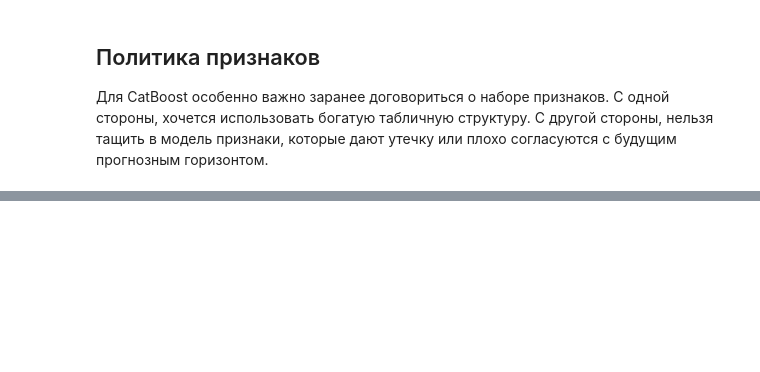
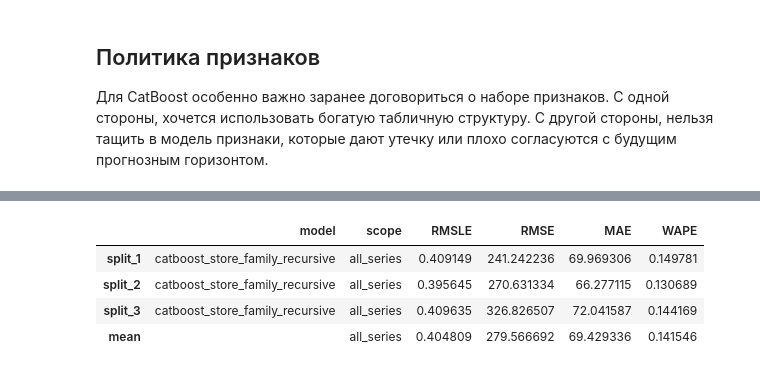
Before and after one commit to ilyascw/demand_forecasting, a Jupyter notebook: notebooks/05_catboost.ipynb, the cells around one changed output, grey strips where cells are left out. Saved outputs shown, nothing was run; the diff lists cells and outputs as text; code cells hidden in the pictures; blank space fills up the shorter version.

```diff
--- a/notebooks/05_catboost.ipynb
+++ b/notebooks/05_catboost.ipynb
@@ -619,6 +653,7 @@ def recursive_forecast_catboost_on_split(
     model,
     feature_cols,
     cat_features_idx,
+    use_top_pairs=True,
     lags=(1, 7, 14, 28),
     roll_windows=(7, 28),
 ):
@@ -636,9 +671,10 @@ def recursive_forecast_catboost_on_split(
     - val_pred_df: DataFrame с колонками [date, store_nbr, family, y_true, y_pred]
     """
     split_name = split["name"]
-    logger.info(f"[{split_name}] Recursive CatBoost forecast on validation window")
+    scope_name = "top_pairs" if use_top_pairs else "all_series"
+    logger.info(f"[{split_name}] Recursive CatBoost forecast on validation window | scope={scope_name}")
 
-    history_df, future_df, y_true = prepare_history_and_future(split, full_df, top_pairs)
+    history_df, future_df, y_true = prepare_history_and_future(split, full_df, top_pairs, use_top_pairs=use_top_pairs)
 
     # Будем накапливать историю с предсказаниями
     hist = history_df.copy()
@@ -707,12 +743,9 @@ def recursive_forecast_catboost_on_split(
         cur_df["y_pred"] = y_pred
 
         # Истинные продажи для этого дня берём из full_df
-        true_day = full_df[
-            (full_df["date"] == cur_date)
-            & (full_df[["store_nbr", "family"]]
-               .apply(tuple, axis=1)
-               .isin(top_pairs))
-        ][["store_nbr", "family", "sales"]].rename(columns={"sales": "y_true"})
+        true_day = full_df[full_df["date"] == cur_date].copy()
+        true_day = filter_pairs_by_scope(true_day, top_pairs, use_top_pairs)
+        true_day = true_day[["store_nbr", "family", "sales"]].rename(columns={"sales": "y_true"})
 
         cur_df = cur_df.merge(
             true_day,
@@ -752,6 +785,8 @@ def evaluate_catboost_on_split_recursive(
     model,
     feature_cols,
     cat_features_idx,
+    use_top_pairs=True,
+    scope_name="top_pairs",
 ):
     """
     Обёртка: рекурсивный прогноз + расчёт метрик на сплите.
@@ -763,6 +798,7 @@ def evaluate_catboost_on_split_recursive(
         split=split,
         full_df=full_df,
         top_pairs=top_pairs,
+        use_top_pairs=use_top_pairs,
         model=model,
         feature_cols=feature_cols,
         cat_features_idx=cat_features_idx,
@@ -774,6 +810,7 @@ def evaluate_catboost_on_split_recursive(
     metrics = calculate_metrics_all(y_true, y_pred)
     metrics["split"] = split_name
     metrics["model"] = "catboost_store_family_recursive"
+    metrics["scope"] = scope_name
 
     logger.info(
         f"[{split_name}] CatBoost (recursive) metrics: "
@@ -820,23 +887,46 @@ for split_idx, s in enumerate(splits, start=1):
 # %%
-rows = []
-for split_name, m in catboost_metrics_by_split.items():
-    rows.append({
-        'split': split_name,
-        'model': m.get('model', 'catboost_store_family_recursive'),
-        'RMSLE': m['RMSLE'],
-        'RMSE': m['RMSE'],
-        'MAE': m['MAE'],
-        'WAPE': m['WAPE'],
-    })
+import pickle
 
-catboost_metrics_df = pd.DataFrame(rows).set_index('split')
-mean_row = pd.DataFrame(catboost_metrics_df.mean(axis=0).to_dict(), index=['mean'])
-catboost_metrics_df = pd.concat([catboost_metrics_df, mean_row])
-metrics_path = METRICS_DIR / 'catboost_store_metrics_by_split_recursive.csv'
-catboost_metrics_df.to_csv(metrics_path, index=True)
-logger.info(f'CatBoost recursive-forecast metrics saved to {metrics_path}')
+catboost_metrics_tables = {}
 
-preds_path = PREDICTIONS_DIR / 'catboost_store_preds_by_split_recursive.pkl'
-with open(preds_path, 'wb') as f:
-    pickle.dump(catboost_preds_by_split, f)
-logger.info(f'CatBoost predictions by split saved to {preds_path}')
+for scope_name, catboost_metrics_by_split in catboost_metrics_results.items():
+    rows = []
+    for split_name, m in catboost_metrics_by_split.items():
+        rows.append({
+            'split': split_name,
+            'model': m.get('model', 'catboost_store_family_recursive'),
+            'scope': m.get('scope', scope_name),
+            'RMSLE': m['RMSLE'],
+            'RMSE': m['RMSE'],
+            'MAE': m['MAE'],
+            'WAPE': m['WAPE'],
+        })
+
+    catboost_metrics_df = pd.DataFrame(rows).set_index('split')
+    metric_cols = ['RMSLE', 'RMSE', 'MAE', 'WAPE']
+    mean_row = {col: catboost_metrics_df[col].mean() for col in metric_cols}
+    mean_row['model'] = ''
+    mean_row['scope'] = scope_name
+    mean_row = pd.DataFrame(mean_row, index=['mean']).reindex(columns=catboost_metrics_df.columns)
+    catboost_metrics_df = pd.concat([catboost_metrics_df, mean_row])
+    catboost_metrics_tables[scope_name] = catboost_metrics_df
+
+    metrics_path = METRICS_DIR / f'catboost_store_metrics_{scope_name}_recursive.csv'
+    catboost_metrics_df.to_csv(metrics_path, index=True, index_label='split')
+    logger.info(f'CatBoost recursive-forecast metrics saved to {metrics_path}')
+
+    preds_path = PREDICTIONS_DIR / f'catboost_store_preds_{scope_name}_recursive.pkl'
+    with open(preds_path, 'wb') as f:
+        pickle.dump(catboost_preds_results[scope_name], f)
+    logger.info(f'CatBoost predictions by split saved to {preds_path}')
+
+    if scope_name == 'top_pairs':
+        legacy_metrics_path = METRICS_DIR / 'catboost_store_metrics_by_split_recursive.csv'
+        catboost_metrics_df.to_csv(legacy_metrics_path, index=True, index_label='split')
+        legacy_preds_path = PREDICTIONS_DIR / 'catboost_store_preds_by_split_recursive.pkl'
+        with open(legacy_preds_path, 'wb') as f:
+            pickle.dump(catboost_preds_results[scope_name], f)
+        logger.info(f'Legacy top_pairs CatBoost artifacts also saved to {legacy_metrics_path} and {legacy_preds_path}')
+
+catboost_metrics_tables['all_series']
+# %% [output]
@@ -843,3 +938,8 @@ logger.info(f'CatBoost predictions by split saved to {preds_path}')
+|  | model | scope | RMSLE | RMSE | MAE | WAPE |
+| split_1 | catboost_store_family_recursive | all_series | 0.409149 | 241.242236 | 69.969306 | 0.149781 |
+| split_2 | catboost_store_family_recursive | all_series | 0.395645 | 270.631334 | 66.277115 | 0.130689 |
+| split_3 | catboost_store_family_recursive | all_series | 0.409635 | 326.826507 | 72.041587 | 0.144169 |
+| mean |  | all_series | 0.404809 | 279.566692 | 69.429336 | 0.141546 |
 # %% [markdown]
 ## Полное обучение и финальный прогноз
 
```
Also changed, not shown: parts of 28 cells of this notebook, 4 other files.
